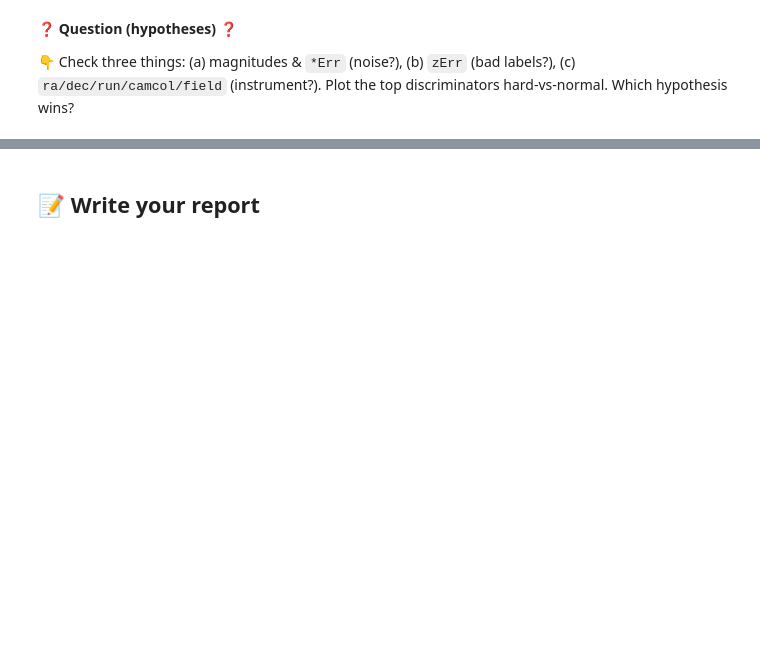
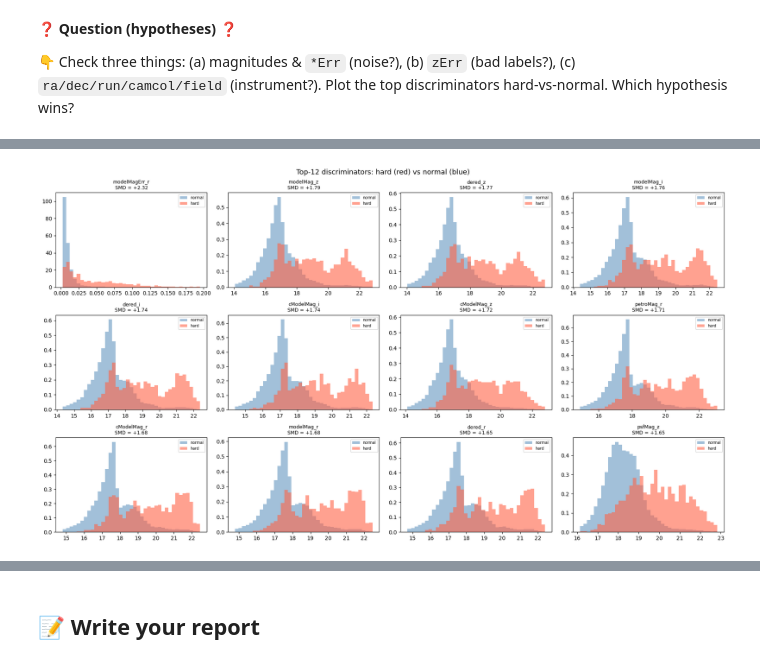
Before and after one commit to Le-Wagon-Macrocosm/Macrocosm, a Jupyter notebook: notebooks/tasks-2026-6-16/04-hard-set-anatomy/task.ipynb, the cells around one changed output, grey strips where cells are left out. Drawn from its saved outputs; the diff is of its cells as text; code cells hidden in the pictures; blank space fills up the shorter version.

Commit message:
04-hard-set-anatomy task

```diff
--- a/notebooks/tasks-2026-6-16/04-hard-set-anatomy/task.ipynb
+++ b/notebooks/tasks-2026-6-16/04-hard-set-anatomy/task.ipynb
@@ -23,9 +23,7 @@ Given the hard set, find what physically distinguishes those galaxies. Compare A
 # === shared setup: load catalog, clean -9999, build the 16 features ===
 import pandas as pd, numpy as np
 
-CATALOG = "gs://macrocosm-lewagon/data/sample_v1/catalog_v1.parquet"
-# Colab: from google.colab import auth; auth.authenticate_user()
-# or download once: !gcloud storage cp $CATALOG . , then CATALOG = "catalog_v1.parquet"
+CATALOG = "/Users/mario/code/Macrocosm/notebooks/tasks-2026-6-16/catalog_v1.parquet"
 
 FEATS = ["dered_u","dered_g","dered_r","dered_i","dered_z","g-r","u-g","r-i","i-z",
          "log_expRad_r","log_deVRad_r","log_petroRad_r","log_petroR50_r","log_petroR90_r",
@@ -64,6 +64,7 @@ print(f"hard set: {len(HARD)} galaxies")
 
 👇 Load the full cleaned catalog (`load_features()` returns `cat`). Restrict to the 100k you use elsewhere (`seed=1`) via objid, and mark `hard = objid in HARD`.
 # %%
-# YOUR CODE HERE
 D, cat = load_features(n=100000, seed=1)
-sub = cat[cat['objid'].isin(D['objid'])]
+sub = cat[cat['objid'].isin(D['objid'])].copy()
+sub['hard'] = sub['objid'].isin(HARD)
+print(f"subsample: {len(sub):,}  hard: {sub['hard'].sum()}  normal: {(~sub['hard']).sum()}")
@@ -72,4 +75,12 @@ sub = cat[cat['objid'].isin(D['objid'])]
 
 👇 For every numeric column compute the standardized mean difference `(hard.mean - normal.mean)/normal.std`. Rank by |value|. Which columns separate the hard set most?
 # %%
-# YOUR CODE HERE
+num_cols = sub.select_dtypes('number').columns.drop(['objid', 'hard'], errors='ignore')
+hard_df   = sub[sub['hard']][num_cols]
+normal_df = sub[~sub['hard']][num_cols]
+
+smd = (hard_df.mean() - normal_df.mean()) / normal_df.std()
+smd = smd.dropna().sort_values(key=abs, ascending=False)
+
+print("Top 20 discriminators (|SMD| = standardised mean difference, hard vs normal):")
+print(smd.head(20).to_string())
@@ -78,4 +107,60 @@ sub = cat[cat['objid'].isin(D['objid'])]
 
 👇 Check three things: (a) magnitudes & `*Err` (noise?), (b) `zErr` (bad labels?), (c) `ra/dec/run/camcol/field` (instrument?). Plot the top discriminators hard-vs-normal. Which hypothesis wins?
 # %%
-# YOUR CODE HERE
+import matplotlib.pyplot as plt
+%matplotlib inline
+
+# ── (a) magnitudes & *Err columns (noise hypothesis) ─────────────────────────
+err_cols   = [c for c in smd.index if 'Err' in c]
+mag_cols   = [c for c in smd.index if c.startswith('dered_') or c.startswith('model')]
+print("=== (a) *Err SMD (noise?) ===")
+print(smd[smd.index.isin(err_cols)].head(10).to_string())
+print("\n=== (a) magnitude SMD ===")
+print(smd[smd.index.isin(mag_cols)].head(8).to_string())
+
+# ── (b) zErr (bad spectroscopic labels?) ─────────────────────────────────────
+print("\n=== (b) zErr SMD (label quality?) ===")
+if 'zErr' in smd.index:
+    print(f"  zErr  SMD = {smd['zErr']:.3f}")
+else:
+    print("  zErr not found in numeric columns")
+
+# ── (c) instrument columns (sky region / systematics?) ───────────────────────
+instr_cols = [c for c in ['run','camcol','field','ra','dec'] if c in smd.index]
+print("\n=== (c) instrument / sky SMD ===")
+print(smd[smd.index.isin(instr_cols)].to_string())
+
+# ── plot top 12 discriminators ────────────────────────────────────────────────
+top = smd.head(12).index.tolist()
+fig, axes = plt.subplots(3, 4, figsize=(18, 10))
+for ax, col in zip(axes.flat, top):
+    h = sub[sub['hard']][col].dropna()
+    n = sub[~sub['hard']][col].dropna()
+    lo = min(h.quantile(0.01), n.quantile(0.01))
+    hi = max(h.quantile(0.99), n.quantile(0.99))
+    bins = np.linspace(lo, hi, 40)
+    ax.hist(n, bins=bins, density=True, alpha=0.5, label='normal', color='steelblue')
+    ax.hist(h, bins=bins, density=True, alpha=0.6, label='hard',   color='tomato')
+    ax.set_title(f"{col}\nSMD = {smd[col]:+.2f}", fontsize=9)
+    ax.legend(fontsize=7)
+plt.suptitle("Top-12 discriminators: hard (red) vs normal (blue)", fontsize=13)
+plt.tight_layout()
+plt.show()
+
+# ── summary statistics ────────────────────────────────────────────────────────
+print("\n── Summary ──")
+for col in ['dered_r', 'zErr'] + err_cols[:3]:
+    if col in sub.columns:
+        hm = sub[sub['hard']][col].median()
+        nm = sub[~sub['hard']][col].median()
+        print(f"  {col:25s}  hard median={hm:.4f}  normal median={nm:.4f}  ratio={hm/nm:.2f}" if nm else f"  {col}")
+
+print("\nVerdict: which hypothesis wins?")
+top5 = smd.head(5).index.tolist()
+err_count  = sum(1 for c in top5 if 'Err' in c)
+instr_count = sum(1 for c in top5 if c in ['run','camcol','field'])
+zerr_rank  = list(smd.index).index('zErr') if 'zErr' in smd.index else 999
+print(f"  *Err columns in top-5: {err_count}")
+print(f"  instrument cols in top-5: {instr_count}")
+print(f"  zErr rank: {zerr_rank + 1}")
+# %% [output]
@@ -81,0 +184 @@ sub = cat[cat['objid'].isin(D['objid'])]
+[figure, added]
```
Also changed, not shown: parts of 5 cells of this notebook, 1 other file.
